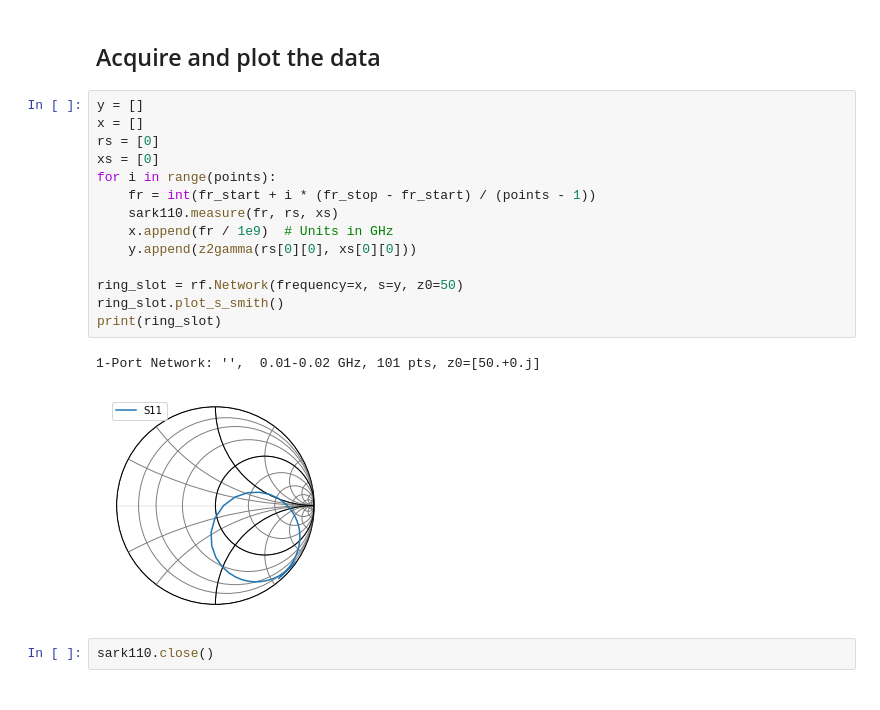
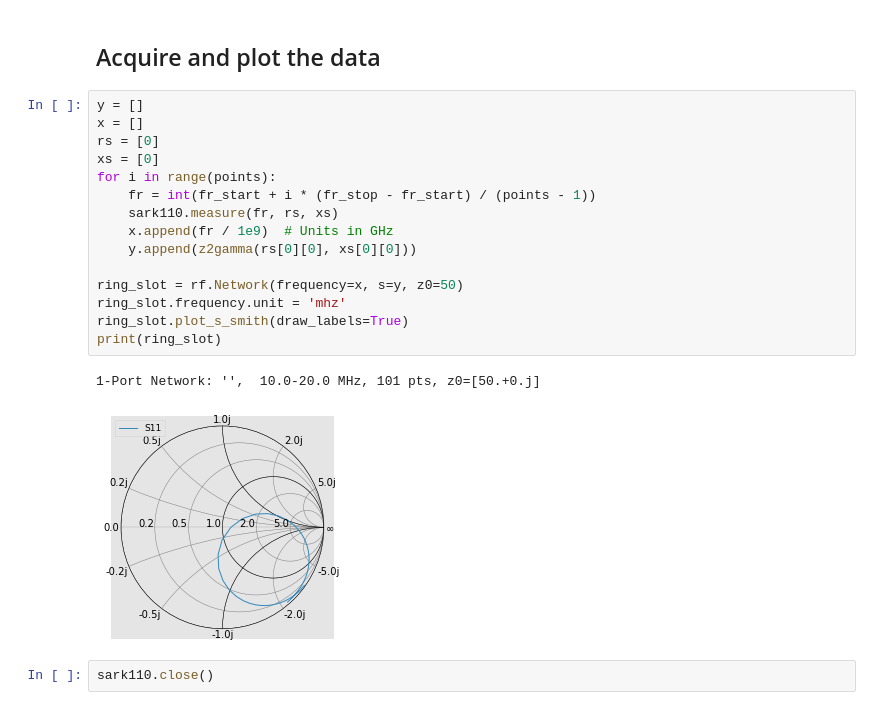
Before and after one commit to EA4FRB/sark110-python, a Jupyter notebook: src/scikit-rf-smith.ipynb, the cells around one changed output. Drawn from its saved outputs; the diff is of its cells as text.

```diff
--- a/src/scikit-rf-smith.ipynb
+++ b/src/scikit-rf-smith.ipynb
@@ -54,19 +55,20 @@ print(sark110.fw_protocol, sark110.fw_version)
 # %%
 y = []
 x = []
 rs = [0]
 xs = [0]
 for i in range(points):
     fr = int(fr_start + i * (fr_stop - fr_start) / (points - 1))
     sark110.measure(fr, rs, xs)
     x.append(fr / 1e9)  # Units in GHz
     y.append(z2gamma(rs[0][0], xs[0][0]))
 
 ring_slot = rf.Network(frequency=x, s=y, z0=50)
-ring_slot.plot_s_smith()
+ring_slot.frequency.unit = 'mhz'
+ring_slot.plot_s_smith(draw_labels=True)
 print(ring_slot)
 # %% [output]
-1-Port Network: '',  0.01-0.02 GHz, 101 pts, z0=[50.+0.j]
+1-Port Network: '',  10.0-20.0 MHz, 101 pts, z0=[50.+0.j]
-[figure, old version]
+[figure, new version]
 # %%
 sark110.close()
```
Also changed, not shown: parts of 1 cell of this notebook.
